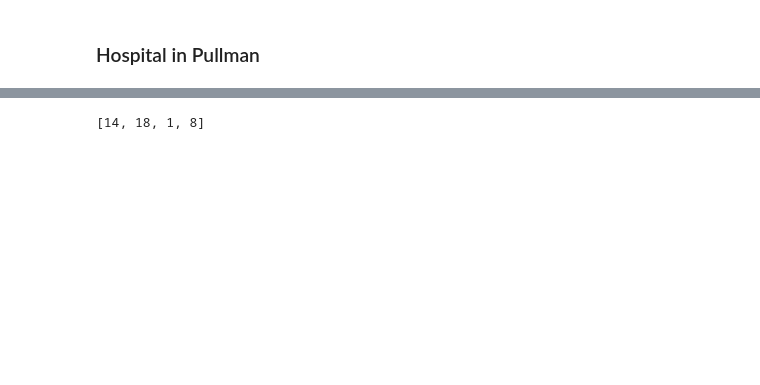
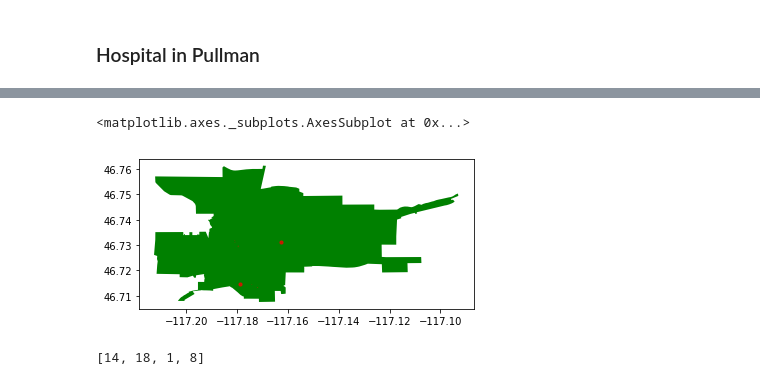
Before and after one commit to deepesh-gupta96/Geo-Realistic-Synthetic-Distribution-Network, a Jupyter notebook: Project.ipynb, the cells around one changed output, grey strips where cells are left out. Saved outputs shown, nothing was run; the diff lists cells and outputs as text; code cells hidden in the pictures; blank space fills up the shorter version.

```diff
--- a/Project.ipynb
+++ b/Project.ipynb
@@ -444,3 +323,15 @@ bank
+# %%
+# Plot the footprint
+ax = city.plot(facecolor='green')
+
+# Plot buildings
+#build.plot(ax=ax, facecolor='#7FE5F0', alpha=0.7)
+
+# Plot restaurants
+bank.plot(ax=ax, color='red', alpha=0.7, markersize=10)
+# %% [output]
+<matplotlib.axes._subplots.AxesSubplot at 0x...>
+[figure, added]
 # %%
 plot = [len(ff), len(school), len(hos), len(bank)]
 # %%
```
Also changed, not shown: parts of 20 cells of this notebook, 4 other files.
